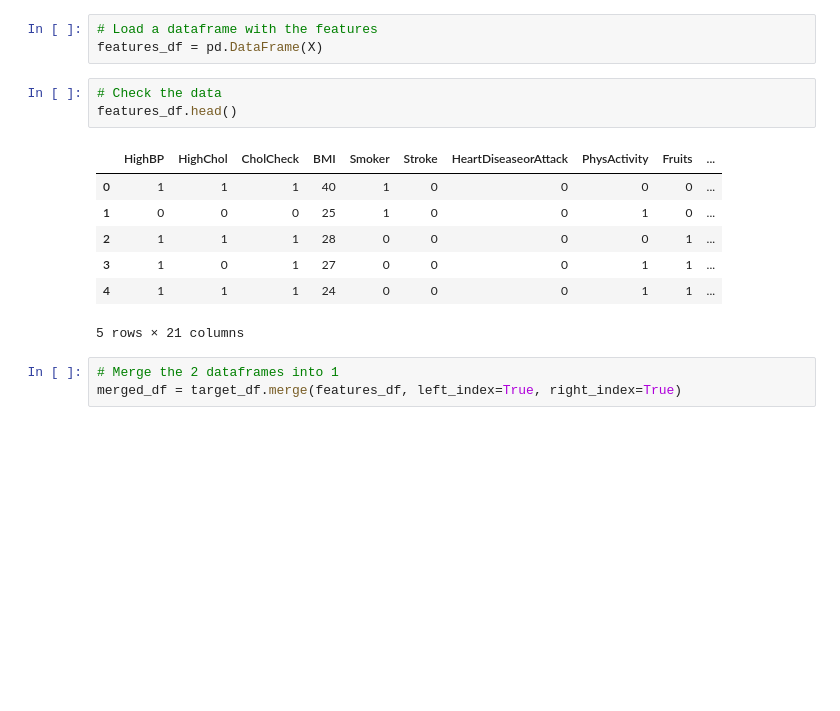
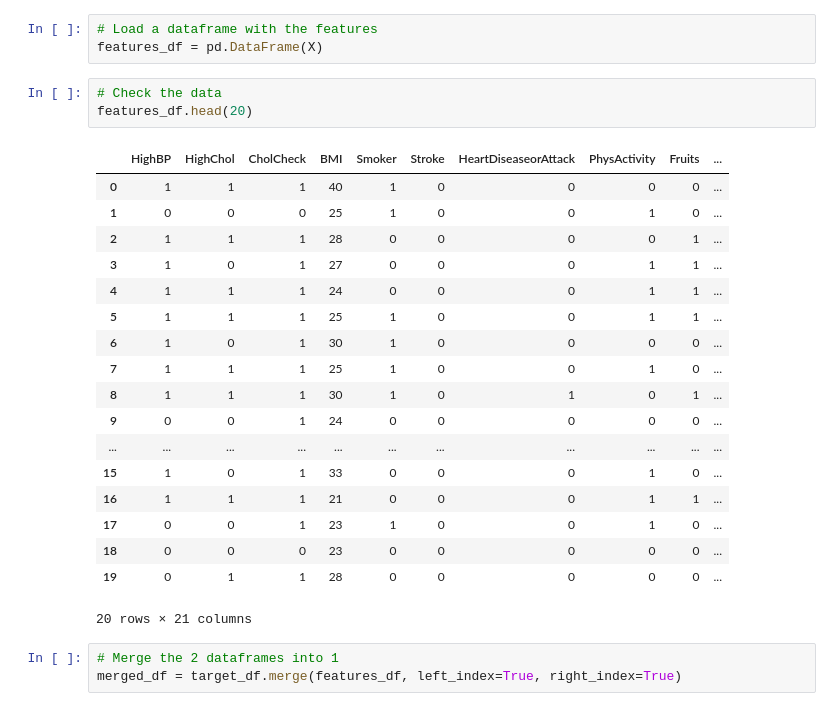
Before and after one commit to lykkelig/Capstone-Two, a Jupyter notebook: Capstone_Two_Diabetic_Prediction.ipynb, the cells around one changed output. Saved outputs shown, nothing was run; the diff lists cells and outputs as text; blank space fills up the shorter version.

```diff
--- a/Capstone_Two_Diabetic_Prediction.ipynb
+++ b/Capstone_Two_Diabetic_Prediction.ipynb
@@ -48,15 +48,26 @@ target_df.head()
 features_df = pd.DataFrame(X)
 # %%
 # Check the data
-features_df.head()
+features_df.head(20)
 # %% [output]
 |  | HighBP | HighChol | CholCheck | BMI | Smoker | Stroke | HeartDiseaseorAttack | PhysActivity | Fruits | ... |
 | 0 | 1 | 1 | 1 | 40 | 1 | 0 | 0 | 0 | 0 | ... |
 | 1 | 0 | 0 | 0 | 25 | 1 | 0 | 0 | 1 | 0 | ... |
 | 2 | 1 | 1 | 1 | 28 | 0 | 0 | 0 | 0 | 1 | ... |
 | 3 | 1 | 0 | 1 | 27 | 0 | 0 | 0 | 1 | 1 | ... |
 | 4 | 1 | 1 | 1 | 24 | 0 | 0 | 0 | 1 | 1 | ... |
+| 5 | 1 | 1 | 1 | 25 | 1 | 0 | 0 | 1 | 1 | ... |
+| 6 | 1 | 0 | 1 | 30 | 1 | 0 | 0 | 0 | 0 | ... |
+| 7 | 1 | 1 | 1 | 25 | 1 | 0 | 0 | 1 | 0 | ... |
+| 8 | 1 | 1 | 1 | 30 | 1 | 0 | 1 | 0 | 1 | ... |
+| 9 | 0 | 0 | 1 | 24 | 0 | 0 | 0 | 0 | 0 | ... |
+| ... | ... | ... | ... | ... | ... | ... | ... | ... | ... | ... |
+| 15 | 1 | 0 | 1 | 33 | 0 | 0 | 0 | 1 | 0 | ... |
+| 16 | 1 | 1 | 1 | 21 | 0 | 0 | 0 | 1 | 1 | ... |
+| 17 | 0 | 0 | 1 | 23 | 1 | 0 | 0 | 1 | 0 | ... |
+| 18 | 0 | 0 | 0 | 23 | 0 | 0 | 0 | 0 | 0 | ... |
+| 19 | 0 | 1 | 1 | 28 | 0 | 0 | 0 | 0 | 0 | ... |
-5 rows × 21 columns
+20 rows × 21 columns
 # %%
 # Merge the 2 dataframes into 1
 merged_df = target_df.merge(features_df, left_index=True, right_index=True)
```
Also changed, not shown: parts of 21 cells of this notebook.
